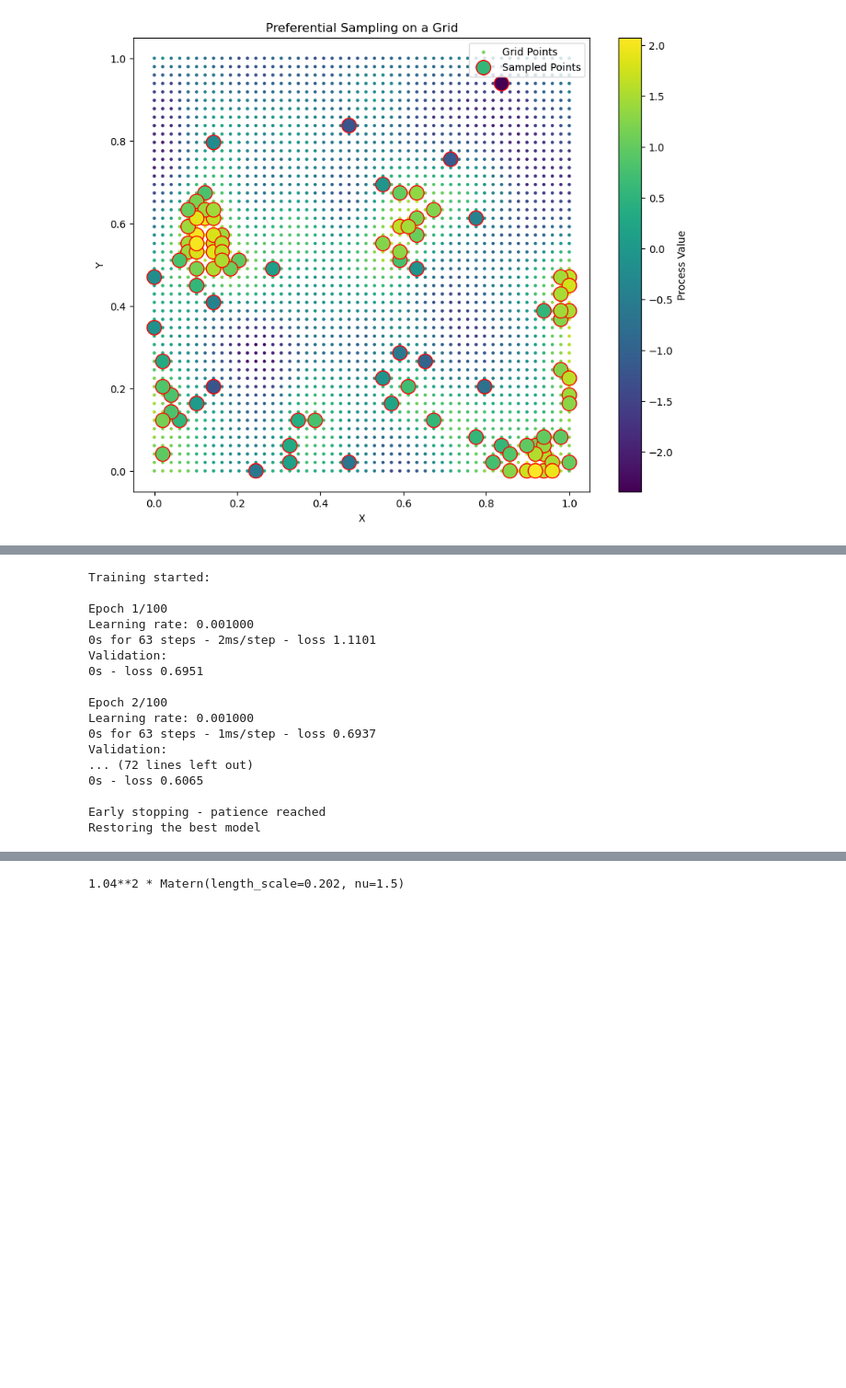
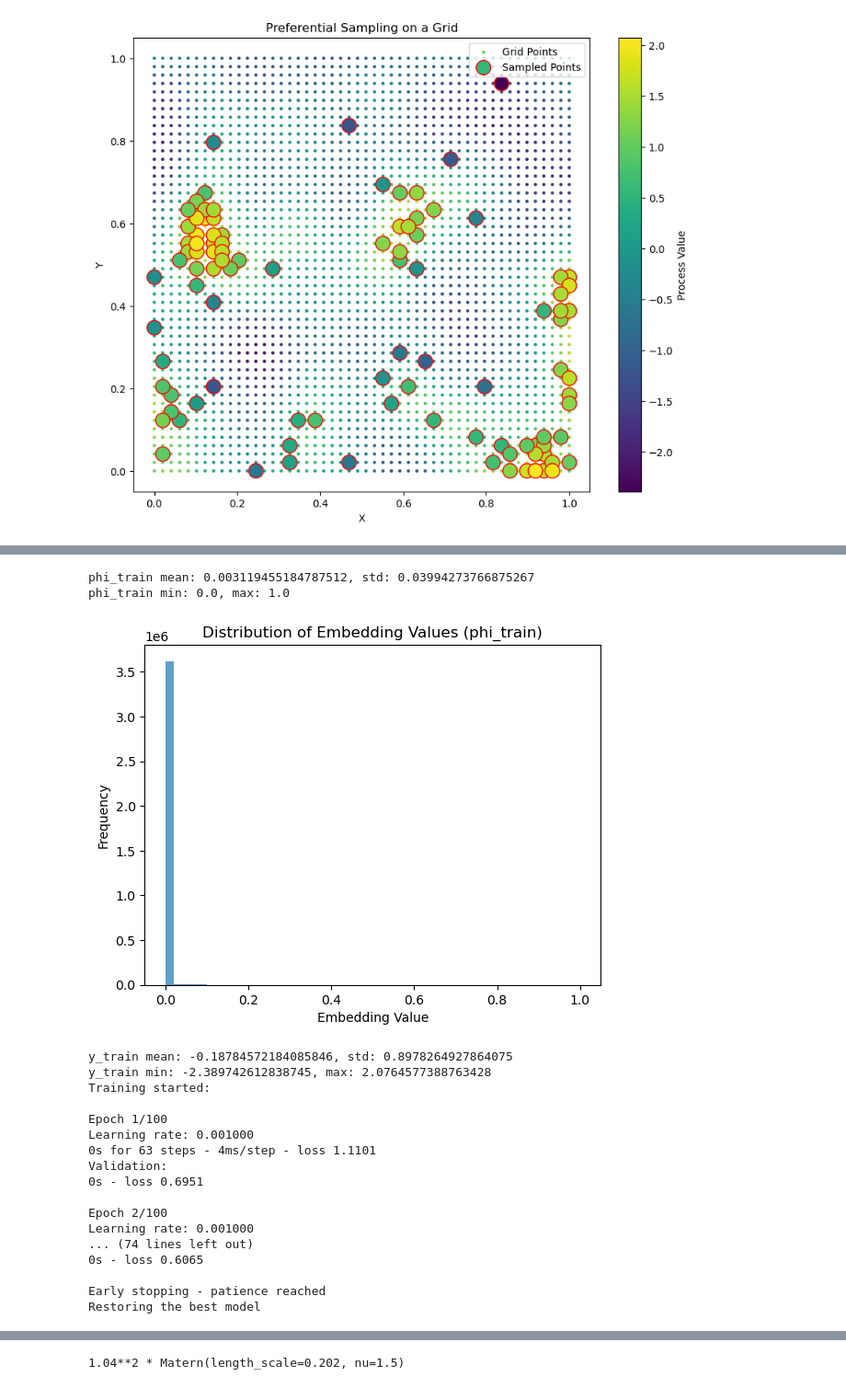
Before and after one commit to elliekkim/deep_ps, a Jupyter notebook: dk_with_ps.ipynb, the cells around one changed output, grey strips where cells are left out. Shown: that part at 92% size. Cells and saved outputs as stored; diff of their text form; code cells hidden in the pictures; blank space fills up the shorter version.

```diff
--- a/dk_with_ps.ipynb
+++ b/dk_with_ps.ipynb
@@ -138,11 +151,26 @@ phi_val = embedding_layer(s_val_tensor)
 phi_test = embedding_layer(s_test_tensor)
 phi_all = embedding_layer(s_all_tensor)
 
+print(f"phi_train mean: {phi_train.mean().item()}, std: {phi_train.std().item()}")
+print(f"phi_train min: {phi_train.min().item()}, max: {phi_train.max().item()}")
+
+import matplotlib.pyplot as plt
+
+phi_train_np = phi_train.detach().cpu().numpy().flatten()
+plt.hist(phi_train_np, bins=50, alpha=0.7)
+plt.title("Distribution of Embedding Values (phi_train)")
+plt.xlabel("Embedding Value")
+plt.ylabel("Frequency")
+plt.show()
+
 # Convert y_train, y_val, and y_test to torch tensors
 y_train = torch.tensor(y_train, dtype=torch.float32).view(-1, 1)
 y_val = torch.tensor(y_val, dtype=torch.float32).view(-1, 1)
 y_test = torch.tensor(process_values, dtype=torch.float32).view(-1, 1)
 y_all_tensor = torch.tensor(process_values, dtype=torch.float32).view(-1, 1)
+
+print(f"y_train mean: {y_train.mean()}, std: {y_train.std()}")
+print(f"y_train min: {y_train.min()}, max: {y_train.max()}")
 
 deepkriging_model = DeepKrigingMLP(input_dim, num_hidden_layers, hidden_dims, K=K, activation='relu')
 
@@ -159,47 +187,50 @@ val_loader = torch.utils.data.DataLoader(
 test_loader = torch.utils.data.DataLoader(
     dataset=torch.utils.data.TensorDataset(phi_test, y_test),
     batch_size=32, shuffle=False
 )
 
 data_generators = {'train': train_loader, 'val': val_loader, 'test': test_loader}
 
 from custom_dk_imports import NewLoss
 trainer = Trainer(
     model=deepkriging_model,
     data_generators={'train': train_loader, 'val': val_loader, 'test': test_loader},
     optim='adam',
     optim_params={'lr': 0.001},
     loss_fn=NewLoss(s_all=grid_points, observed_indices=observed_indices, y_all=process_values),
     # loss_fn=nn.MSELoss(),
     M_train=M_train,
     M_val=M_val,
     window_size=10,
     device=torch.device('cuda' if torch.cuda.is_available() else 'cpu'),
     epochs=100,
     patience=10
 )
 
 trainer.train()
 
 deepkriging_model.eval()
 
 with torch.no_grad():
     y_pred_deepkriging = deepkriging_model(phi_all).cpu().numpy()
 # %% [output]
-Training started:
-
-Epoch 1/100
-Learning rate: 0.001000
-0s for 63 steps - 2ms/step - loss 1.1101
-Validation:
-0s - loss 0.6951
-
-Epoch 2/100
-Learning rate: 0.001000
-0s for 63 steps - 1ms/step - loss 0.6937
-Validation:
-... (72 lines left out)
-0s - loss 0.6065
-
-Early stopping - patience reached
-Restoring the best model
+phi_train mean: 0.003119455184787512, std: 0.03994273766875267
+phi_train min: 0.0, max: 1.0
+[figure, added]
+y_train mean: -0.18784572184085846, std: 0.8978264927864075
+y_train min: -2.389742612838745, max: 2.0764577388763428
+Training started:
+
+Epoch 1/100
+Learning rate: 0.001000
+0s for 63 steps - 4ms/step - loss 1.1101
+Validation:
+0s - loss 0.6951
+
+Epoch 2/100
+Learning rate: 0.001000
+... (74 lines left out)
+0s - loss 0.6065
+
+Early stopping - patience reached
+Restoring the best model
```
Also changed, not shown: parts of 3 cells of this notebook, 1 other file.
